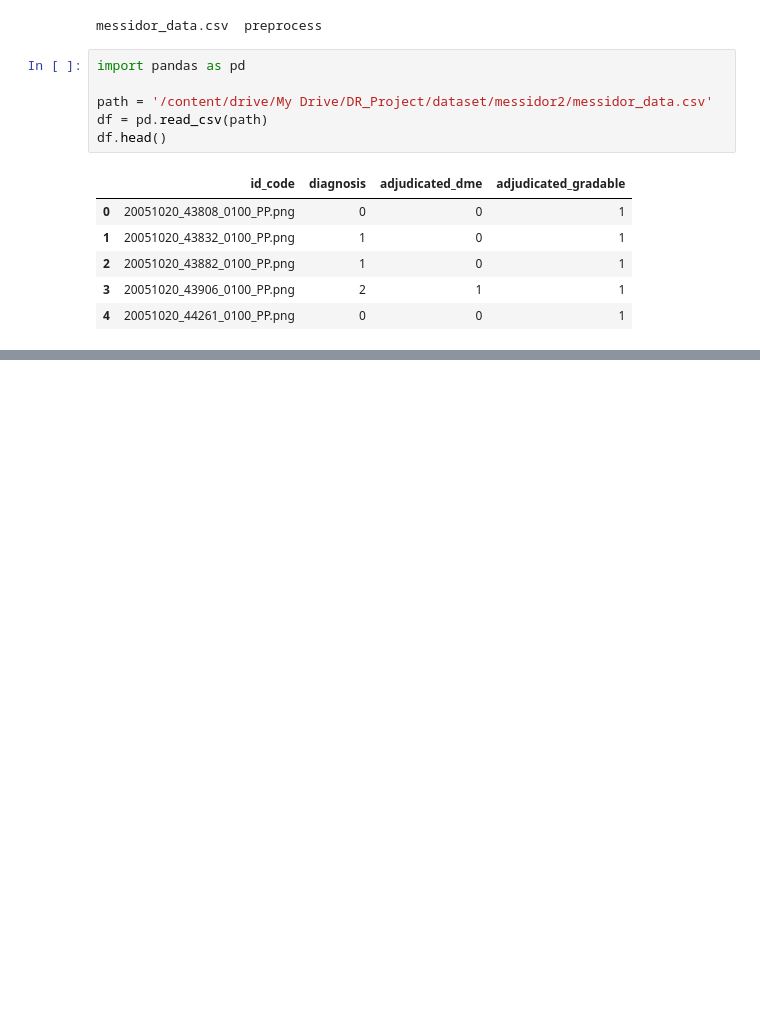
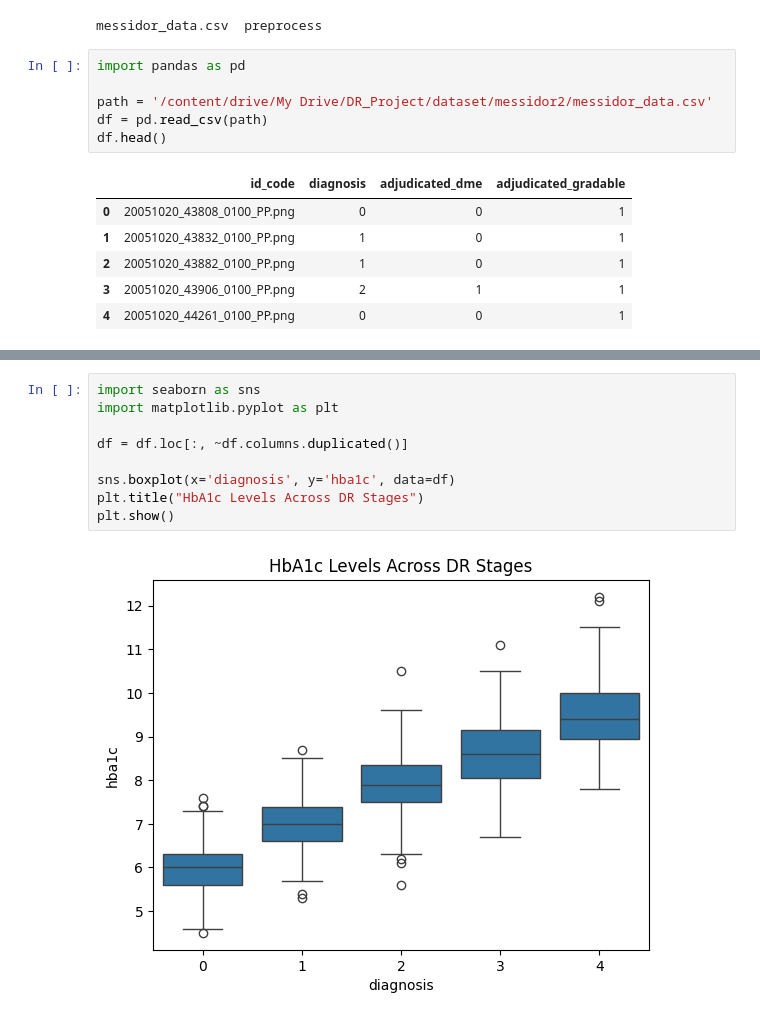
Before and after one commit to KL193/DR_Research, a Jupyter notebook: DR_Metadata_Synthesis_and_Model.ipynb, the cells around one changed output, grey strips where cells are left out. Saved outputs shown, nothing was run; the diff lists cells and outputs as text; blank space fills up the shorter version.

```diff
--- a/DR_Metadata_Synthesis_and_Model.ipynb
+++ b/DR_Metadata_Synthesis_and_Model.ipynb
@@ -66,3 +66,14 @@ Example images: ['20051021_57975_0100_PP.png', '20051021_52127_0100_PP.png', '20
+# %%
+import seaborn as sns
+import matplotlib.pyplot as plt
+
+df = df.loc[:, ~df.columns.duplicated()]
+
+sns.boxplot(x='diagnosis', y='hba1c', data=df)
+plt.title("HbA1c Levels Across DR Stages")
+plt.show()
+# %% [output]
+[figure, added]
 # %%
 import random
 
```
Also changed, not shown: parts of 5 cells of this notebook.
